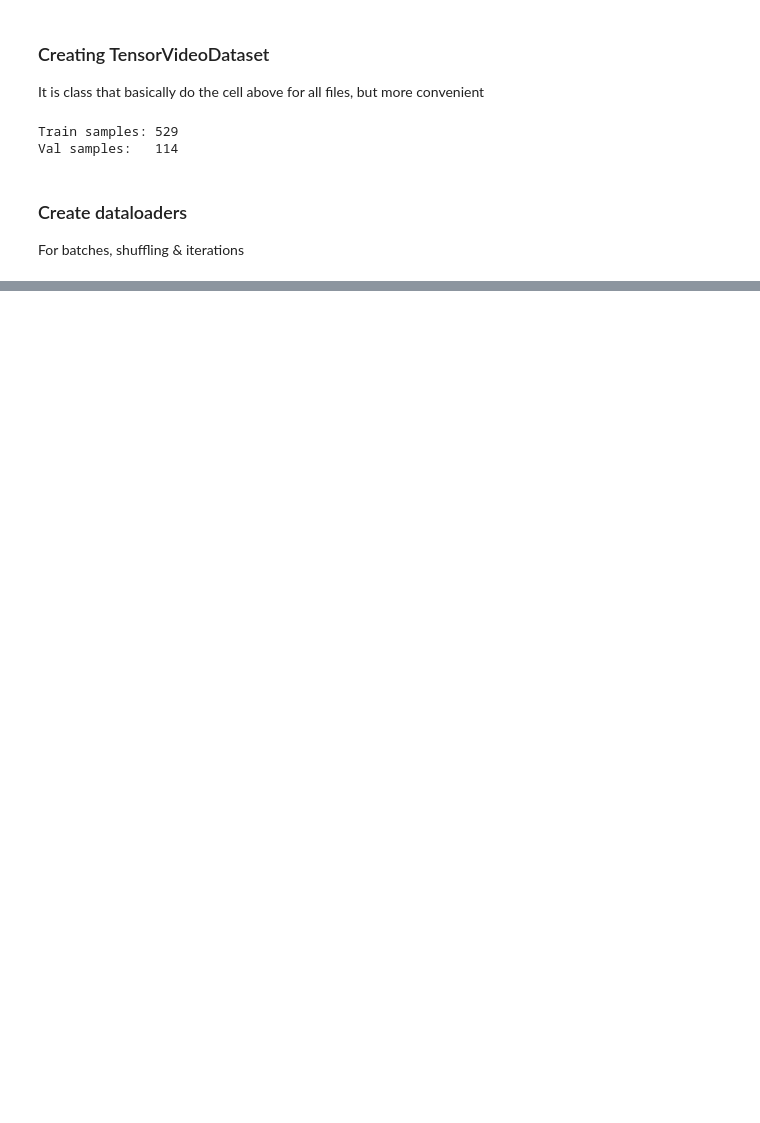
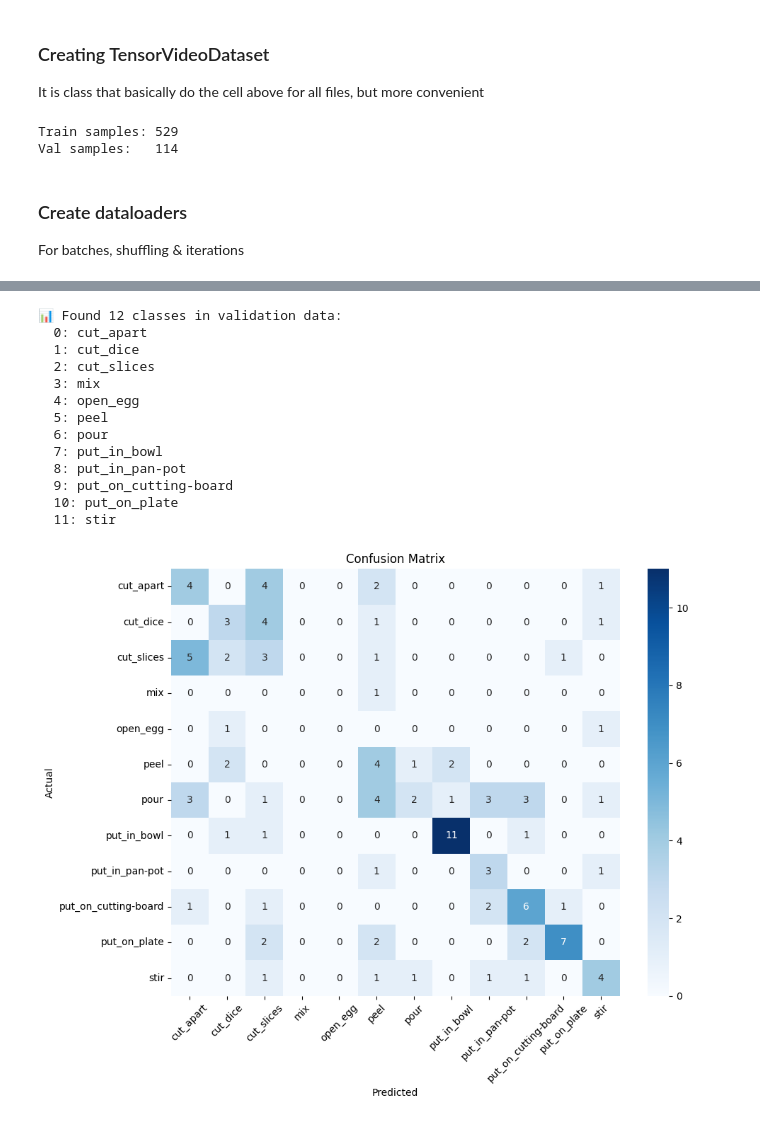
Before and after one commit to Ksksksksksksksks/b-chef, a Jupyter notebook: src/video_model/videomodel-training.ipynb, the cells around one changed output, grey strips where cells are left out. Drawn from its saved outputs; the diff is of its cells as text; code cells hidden in the pictures; blank space fills up the shorter version.

```diff
--- a/src/video_model/videomodel-training.ipynb
+++ b/src/video_model/videomodel-training.ipynb
@@ -411,0 +643,68 @@ with mlflow.start_run(run_name="slowfast_v1"):
+# %%
+from sklearn.metrics import confusion_matrix, classification_report
+import seaborn as sns
+import numpy as np
+
+def plot_confusion_matrix(model, dataloader, encoder, device):
+    model.eval()
+    all_preds = []
+    all_labels = []
+
+    with torch.no_grad():
+        for inputs, labels in dataloader:
+            inputs = inputs.permute(0, 2, 1, 3, 4).to(device)
+
+            # SlowFast inputs
+            fast_inputs = inputs
+            slow_inputs = inputs[:, :, ::4, :, :]
+
+            outputs = model([slow_inputs, fast_inputs])
+            _, preds = torch.max(outputs, 1)
+
+            all_preds.extend(preds.cpu().numpy())
+            all_labels.extend(labels.numpy())
+
+    unique_labels = np.unique(all_labels)
+    actual_classes = [encoder.classes_[i] for i in unique_labels]
+
+    print(f"📊 Found {len(unique_labels)} classes in validation data:")
+    for i, class_name in enumerate(actual_classes):
+        print(f"  {i}: {class_name}")
+
+    # Confusion matrix
+    cm = confusion_matrix(all_labels, all_preds, labels=unique_labels)
+
+    plt.figure(figsize=(10, 8))
+    sns.heatmap(cm, annot=True, fmt='d', cmap='Blues',
+                xticklabels=actual_classes,
+                yticklabels=actual_classes)
+    plt.title('Confusion Matrix')
+    plt.xlabel('Predicted')
+    plt.ylabel('Actual')
+    plt.xticks(rotation=45)
+    plt.yticks(rotation=0)
+    plt.tight_layout()
+    plt.show()
+
+    # Classification report
+    print("\n📊 Classification Report:")
+    print(classification_report(all_labels, all_preds,
+                               target_names=actual_classes,
+                               labels=unique_labels))
+
+plot_confusion_matrix(model, val_loader, train_dataset.encoder, device)
+# %% [output]
+📊 Found 12 classes in validation data:
+  0: cut_apart
+  1: cut_dice
+  2: cut_slices
+  3: mix
+  4: open_egg
+  5: peel
+  6: pour
+  7: put_in_bowl
+  8: put_in_pan-pot
+  9: put_on_cutting-board
+  10: put_on_plate
+  11: stir
+[figure, added]
```
Also changed, not shown: parts of 20 cells of this notebook, 1 other file.
